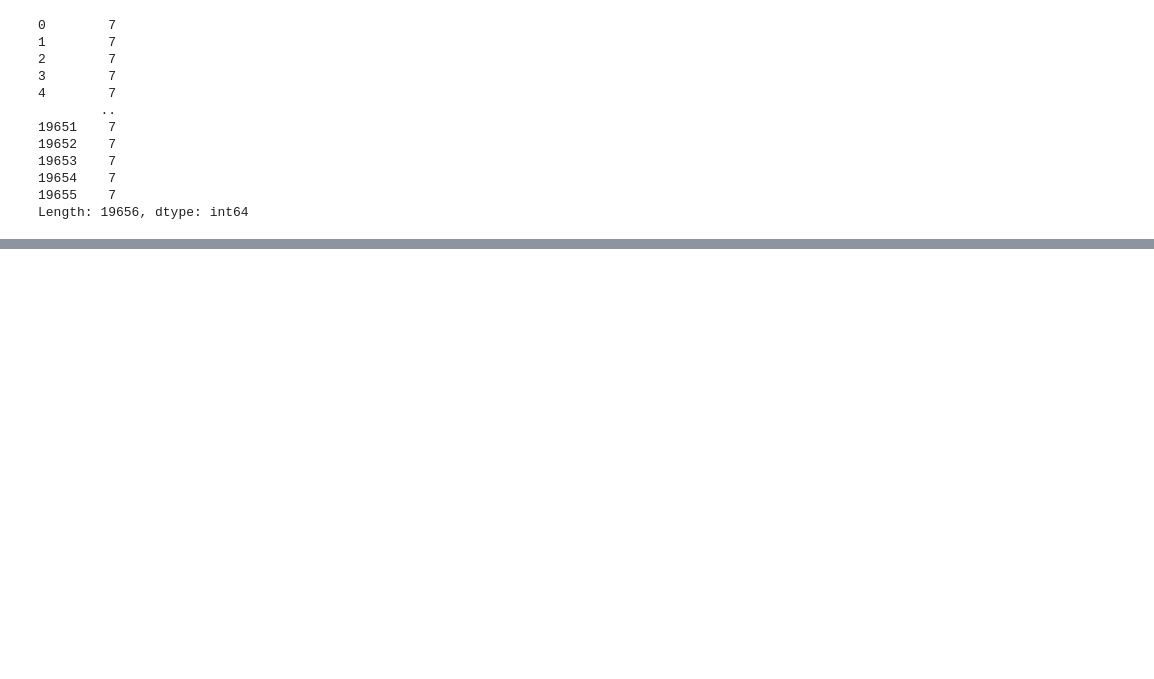
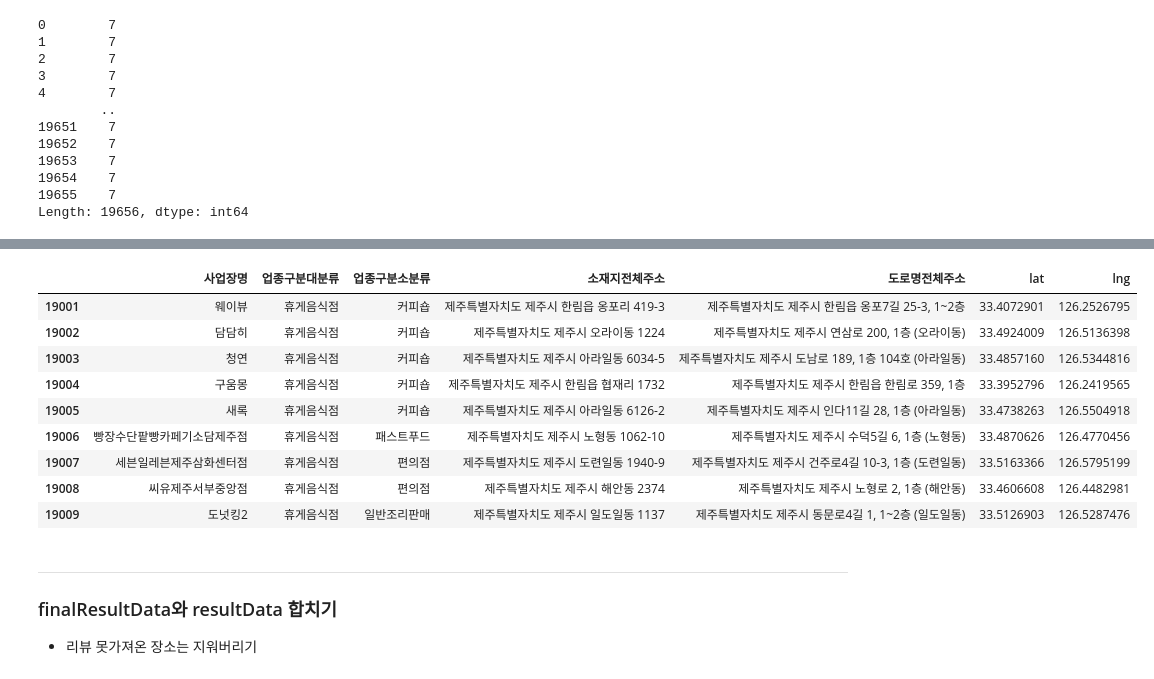
Before and after one commit to JejuTravelApp/DataAnalysis, a Jupyter notebook: TY_크롤링데이터전처리.ipynb, the cells around one changed output, grey strips where cells are left out. Saved outputs shown, nothing was run; the diff lists cells and outputs as text; code cells hidden in the pictures; blank space fills up the shorter version.

```diff
--- a/TY_크롤링데이터전처리.ipynb
+++ b/TY_크롤링데이터전처리.ipynb
@@ -239,0 +244,7 @@ Length: 19656, dtype: int64
+# %%
+# 기준 데이터 불러오기
+scrapyData = pd.read_csv("Data/제주도식당_전처리.csv")
+# %%
+# 15001 ~ 19000 제외하기
+# 슬라이싱을 사용하여 특정 범위의 행을 제외하고 다른 행들만 선택
+resultData = scrapyData.drop(scrapyData.index[15000:19000])
@@ -239,0 +326,18 @@ Length: 19656, dtype: int64
+# %%
+resultData.tail()
+resultData[15001: 15010]
+# %% [output]
+|  | 사업장명 | 업종구분대분류 | 업종구분소분류 | 소재지전체주소 | 도로명전체주소 | lat | lng |
+| 19001 | 웨이뷰 | 휴게음식점 | 커피숍 | 제주특별자치도 제주시 한림읍 옹포리 419-3 | 제주특별자치도 제주시 한림읍 옹포7길 25-3, 1~2층 | 33.4072901 | 126.2526795 |
+| 19002 | 담담히 | 휴게음식점 | 커피숍 | 제주특별자치도 제주시 오라이동 1224 | 제주특별자치도 제주시 연삼로 200, 1층 (오라이동) | 33.4924009 | 126.5136398 |
+| 19003 | 청연 | 휴게음식점 | 커피숍 | 제주특별자치도 제주시 아라일동 6034-5 | 제주특별자치도 제주시 도남로 189, 1층 104호 (아라일동) | 33.4857160 | 126.5344816 |
+| 19004 | 구움몽 | 휴게음식점 | 커피숍 | 제주특별자치도 제주시 한림읍 협재리 1732 | 제주특별자치도 제주시 한림읍 한림로 359, 1층 | 33.3952796 | 126.2419565 |
+| 19005 | 새록 | 휴게음식점 | 커피숍 | 제주특별자치도 제주시 아라일동 6126-2 | 제주특별자치도 제주시 인다11길 28, 1층 (아라일동) | 33.4738263 | 126.5504918 |
+| 19006 | 빵장수단팥빵카페기소담제주점 | 휴게음식점 | 패스트푸드 | 제주특별자치도 제주시 노형동 1062-10 | 제주특별자치도 제주시 수덕5길 6, 1층 (노형동) | 33.4870626 | 126.4770456 |
+| 19007 | 세븐일레븐제주삼화센터점 | 휴게음식점 | 편의점 | 제주특별자치도 제주시 도련일동 1940-9 | 제주특별자치도 제주시 건주로4길 10-3, 1층 (도련일동) | 33.5163366 | 126.5795199 |
+| 19008 | 씨유제주서부중앙점 | 휴게음식점 | 편의점 | 제주특별자치도 제주시 해안동 2374 | 제주특별자치도 제주시 노형로 2, 1층 (해안동) | 33.4606608 | 126.4482981 |
+| 19009 | 도넛킹2 | 휴게음식점 | 일반조리판매 | 제주특별자치도 제주시 일도일동 1137 | 제주특별자치도 제주시 동문로4길 1, 1~2층 (일도일동) | 33.5126903 | 126.5287476 |
+# %% [markdown]
+---
+### finalResultData와 resultData 합치기
+- 리뷰 못가져온 장소는 지워버리기
```
Also changed, not shown: parts of 25 cells of this notebook, 6 other files.
